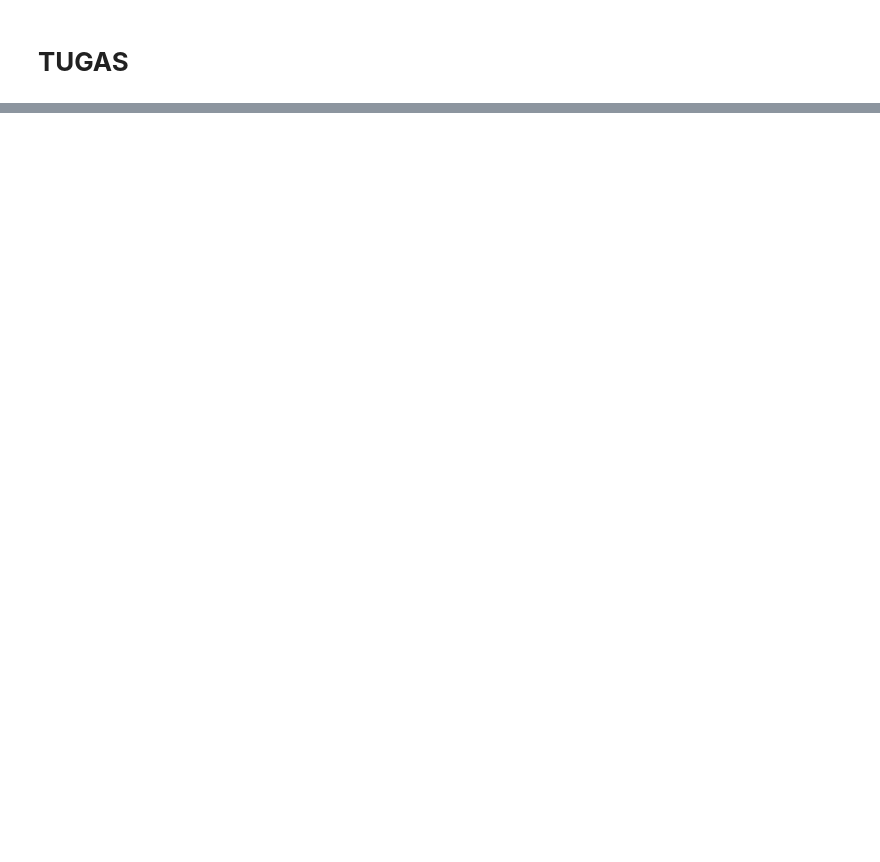
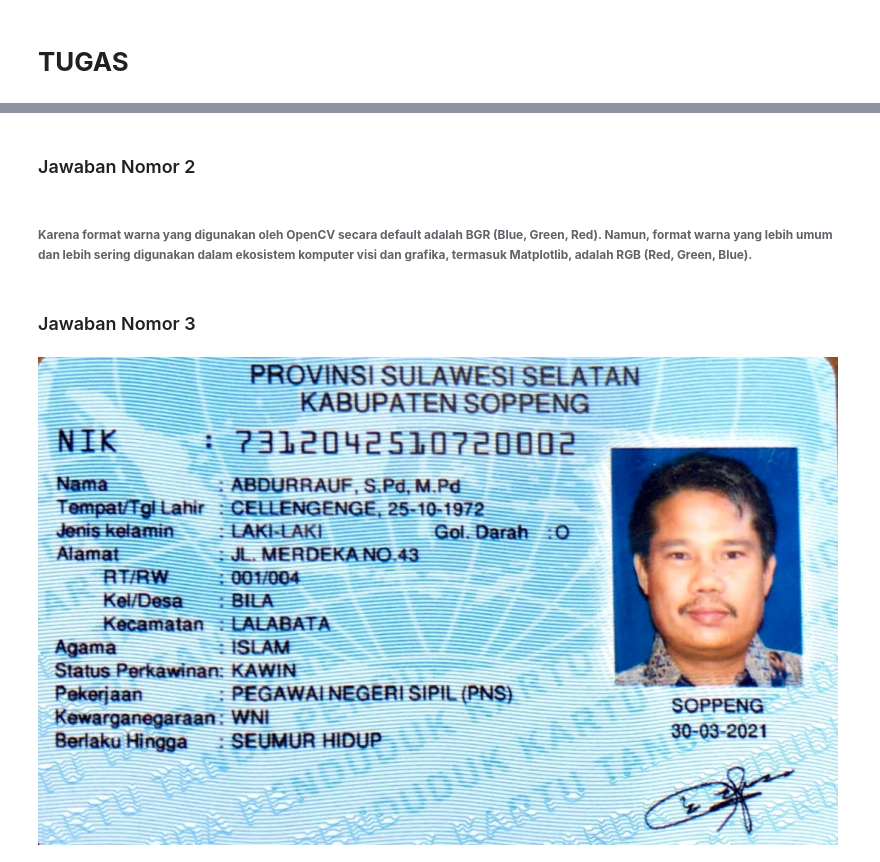
Before and after one commit to BrianMohamadSafiudin/PCVK_Ganjil_2023, a Jupyter notebook: Week1.ipynb, the cells around one changed output, grey strips where cells are left out. Saved outputs shown, nothing was run; the diff lists cells and outputs as text; code cells hidden in the pictures; blank space fills up the shorter version.

```diff
--- a/Week1.ipynb
+++ b/Week1.ipynb
@@ -90,0 +182,11 @@ cv2_imshow(final_frame)
+# %% [markdown]
+### Jawaban Nomor 2
+# %% [markdown]
+###### **Karena format warna yang digunakan oleh OpenCV secara default adalah BGR (Blue, Green, Red). Namun, format warna yang lebih umum dan lebih sering digunakan dalam ekosistem komputer visi dan grafika, termasuk Matplotlib, adalah RGB (Red, Green, Blue).**
+# %% [markdown]
+### Jawaban Nomor 3
+# %%
+# Menampilkan gambar
+display(Image(uploaded_filename))
+# %% [output]
+[figure, added]
```
Also changed, not shown: parts of 8 cells of this notebook.
